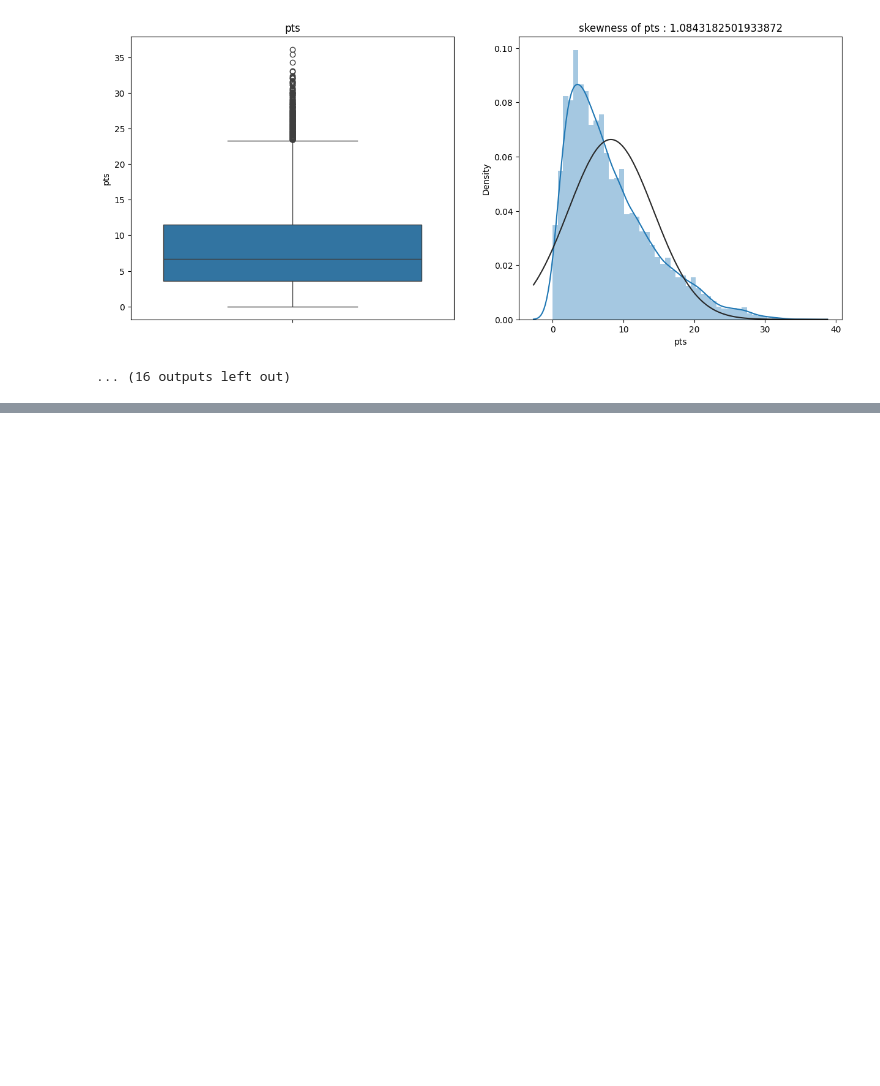
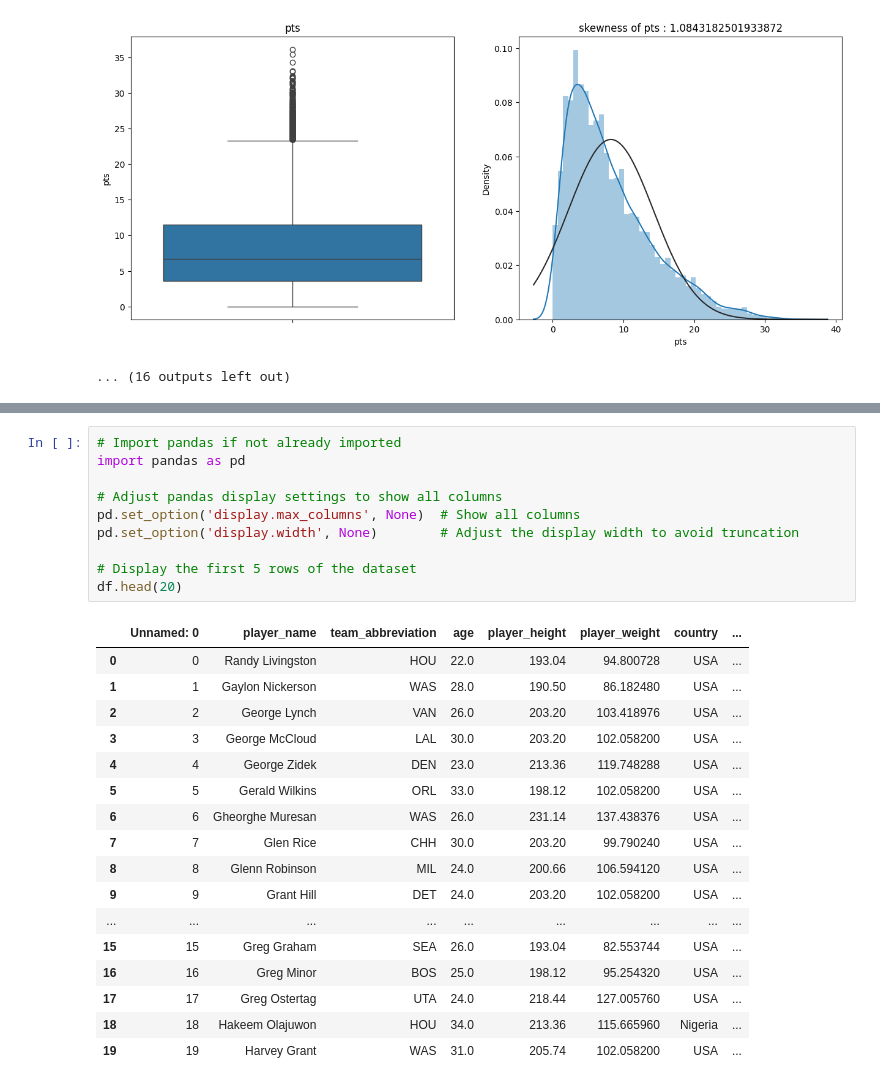
Before and after one commit to icodebest/Predicting-NBA-Player-Performance, a Jupyter notebook: Predicting NBA Player Performance.ipynb, the cells around one changed output, grey strips where cells are left out. Drawn from its saved outputs; the diff is of its cells as text; blank space fills up the shorter version.

```diff
--- a/Predicting NBA Player Performance.ipynb
+++ b/Predicting NBA Player Performance.ipynb
@@ -345,0 +398,28 @@ ________________________________________________________________________________
+# %%
+# Import pandas if not already imported
+import pandas as pd
+
+# Adjust pandas display settings to show all columns
+pd.set_option('display.max_columns', None)  # Show all columns
+pd.set_option('display.width', None)        # Adjust the display width to avoid truncation
+
+# Display the first 5 rows of the dataset
+df.head(20)
+# %% [output]
+|  | Unnamed: 0 | player_name | team_abbreviation | age | player_height | player_weight | country | ... |
+| 0 | 0 | Randy Livingston | HOU | 22.0 | 193.04 | 94.800728 | USA | ... |
+| 1 | 1 | Gaylon Nickerson | WAS | 28.0 | 190.50 | 86.182480 | USA | ... |
+| 2 | 2 | George Lynch | VAN | 26.0 | 203.20 | 103.418976 | USA | ... |
+| 3 | 3 | George McCloud | LAL | 30.0 | 203.20 | 102.058200 | USA | ... |
+| 4 | 4 | George Zidek | DEN | 23.0 | 213.36 | 119.748288 | USA | ... |
+| 5 | 5 | Gerald Wilkins | ORL | 33.0 | 198.12 | 102.058200 | USA | ... |
+| 6 | 6 | Gheorghe Muresan | WAS | 26.0 | 231.14 | 137.438376 | USA | ... |
+| 7 | 7 | Glen Rice | CHH | 30.0 | 203.20 | 99.790240 | USA | ... |
+| 8 | 8 | Glenn Robinson | MIL | 24.0 | 200.66 | 106.594120 | USA | ... |
+| 9 | 9 | Grant Hill | DET | 24.0 | 203.20 | 102.058200 | USA | ... |
+| ... | ... | ... | ... | ... | ... | ... | ... | ... |
+| 15 | 15 | Greg Graham | SEA | 26.0 | 193.04 | 82.553744 | USA | ... |
+| 16 | 16 | Greg Minor | BOS | 25.0 | 198.12 | 95.254320 | USA | ... |
+| 17 | 17 | Greg Ostertag | UTA | 24.0 | 218.44 | 127.005760 | USA | ... |
+| 18 | 18 | Hakeem Olajuwon | HOU | 34.0 | 213.36 | 115.665960 | Nigeria | ... |
+| 19 | 19 | Harvey Grant | WAS | 31.0 | 205.74 | 102.058200 | USA | ... |
```
Also changed, not shown: parts of 24 cells of this notebook.
